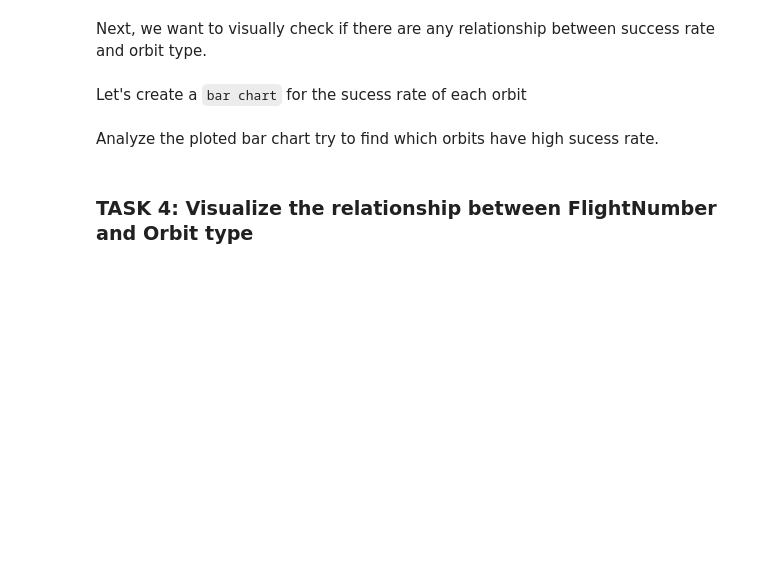
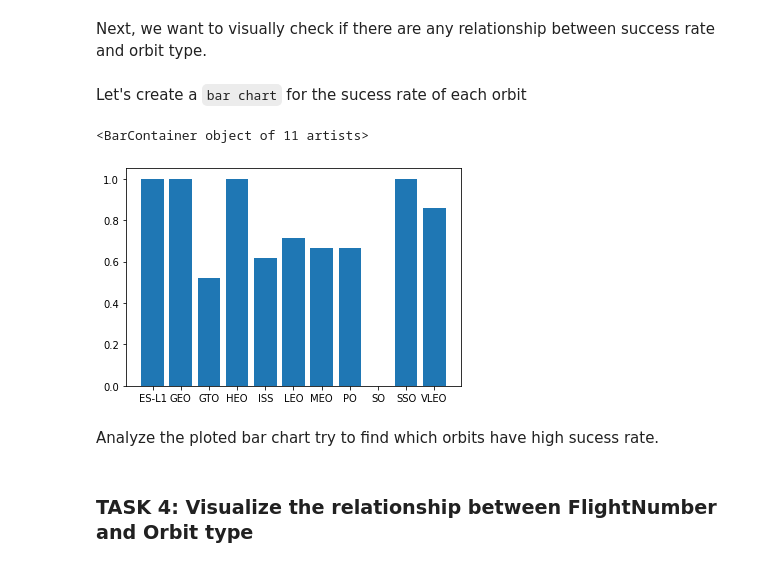
Before and after one commit to JoanneCETsai/IBM_projects, a Jupyter notebook: spaceX/jupyter-labs-eda-dataviz.ipynb, the cells around one changed output. Saved outputs shown, nothing was run; the diff lists cells and outputs as text; code cells hidden in the pictures; blank space fills up the shorter version.

```diff
--- a/spaceX/jupyter-labs-eda-dataviz.ipynb
+++ b/spaceX/jupyter-labs-eda-dataviz.ipynb
@@ -95,6 +116,14 @@ Next, we want to visually check if there are any relationship between success ra
 Let's create a `bar chart` for the sucess rate of each orbit
 # %%
 # HINT use groupby method on Orbit column and get the mean of Class column
+# plt.bar("Orbit", df.groupby("Orbit"), color ='maroon')
+#df.groupby("Orbit")["Class"].mean()
+name = df.groupby('Orbit').groups.keys()
+value = df.groupby('Orbit')['Class'].mean()
+plt.bar(name, value)
+# %% [output]
+<BarContainer object of 11 artists>
+[figure, added]
 # %% [markdown]
 Analyze the ploted bar chart try to find which orbits have high sucess rate.
 # %% [markdown]
```
Also changed, not shown: parts of 13 cells of this notebook, 2 other files.
